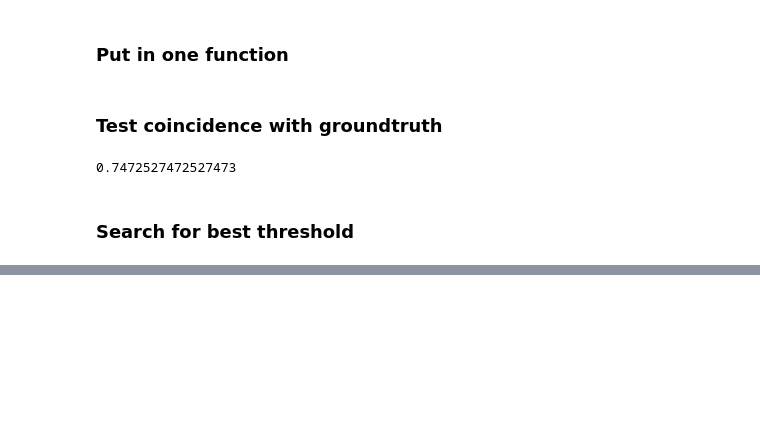
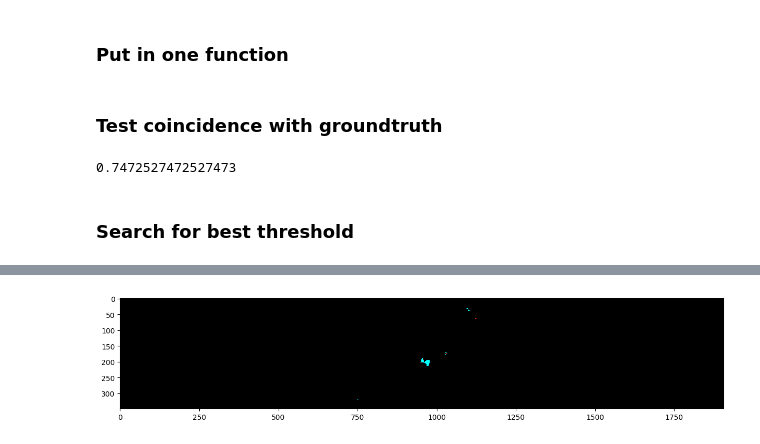
Before and after one commit to istratii/imli, a Jupyter notebook: water.ipynb, the cells around one changed output, grey strips where cells are left out. Cells and saved outputs as stored; diff of their text form; code cells hidden in the pictures; blank space fills up the shorter version.

```diff
--- a/water.ipynb
+++ b/water.ipynb
@@ -132,0 +147,5 @@ plt.imshow(imgmask, cmap=cmap)
+# %%
+img = water_discriminate(hsi, 0.5)
+score = score_water(groundtruth, img)
+print(score)
+display(img, cmap)
@@ -132,0 +169,4 @@ plt.imshow(imgmask, cmap=cmap)
+# %%
+display(img_bis, cmap_bis)
+# %% [output]
+[figure, added]
```
Also changed, not shown: parts of 15 cells of this notebook.
